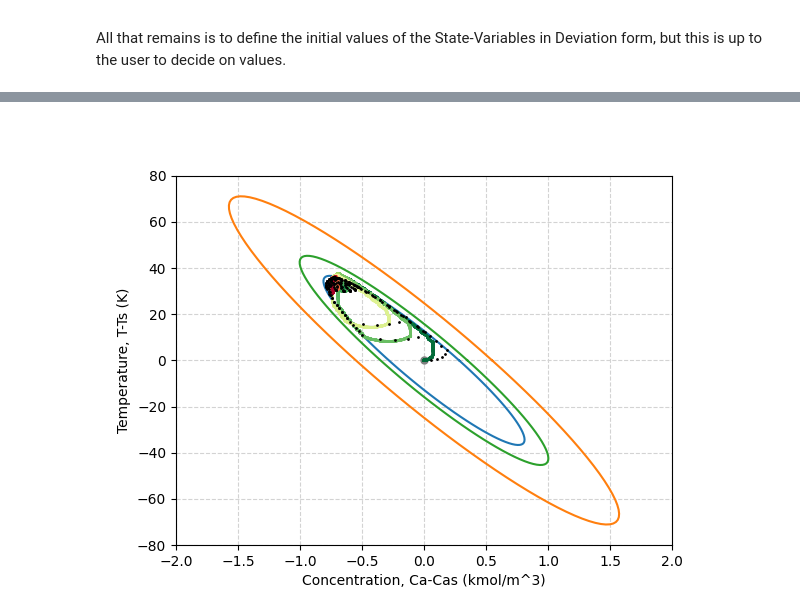
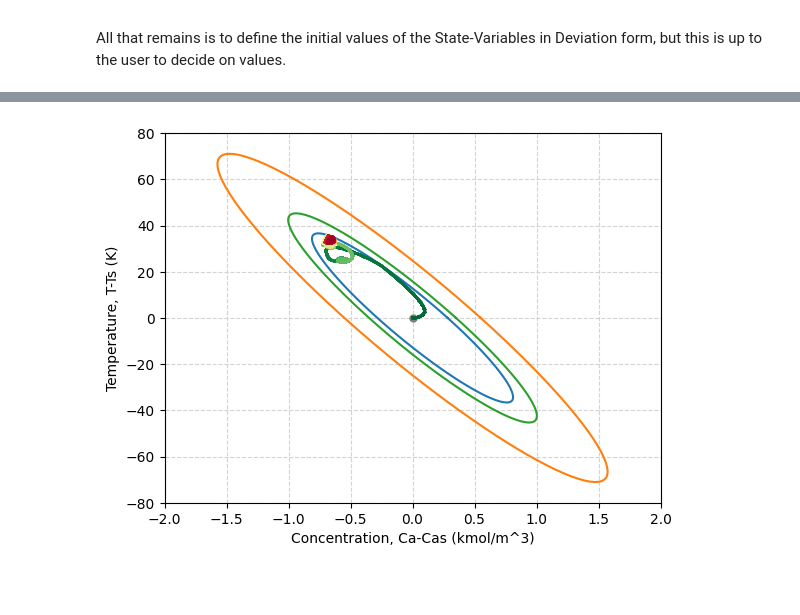
Before and after one commit to AuthoStats/MPC, a Jupyter notebook: CHEN/cyIPOPT_CHEN_2Layer.ipynb, the cells around one changed output, grey strips where cells are left out. Drawn from its saved outputs; the diff is of its cells as text; code cells hidden in the pictures; blank space fills up the shorter version.

```diff
--- a/CHEN/cyIPOPT_CHEN_2Layer.ipynb
+++ b/CHEN/cyIPOPT_CHEN_2Layer.ipynb
@@ -90,28 +96,36 @@ tFinal = 5  # hr Total Simulation Time(including multiple runs)
 ###################################### MPC simulation constants ##############################################
 
 netTimeSteps = int( tFinal / hc)  # Number of calculated steps
-NUM_MPC_ITERATION = 5  # Number of times simulation is run
 
-controlStepSize   = 500 # Integration Steps per MPC Control Step
-setpointStepSize  = 100 # Integration Steps per Set-Point
+
+controlStepSize   = 100 # Integration Steps per MPC Control Step
+setpointStepSize  = 5 # Integration Steps per Set-Point
 PIcontrolStepSize = 5   # Integration Steps per PI Control Step
+
+NUM_MPC_ITERATION = int(netTimeSteps/controlStepSize)  # Number of times simulation is run
+HORIZON_LENGTH = 20
 
 netControlTimeSteps   = int( netTimeSteps / controlStepSize   )
 netSetPointTimeSteps  = int( netTimeSteps / setpointStepSize  )
 netPIControlTimeSteps = int( netTimeSteps / PIcontrolStepSize )
 
-controlTimeSteps   = int( netControlTimeSteps   / NUM_MPC_ITERATION )
-setpointTimeSteps  = int( netSetPointTimeSteps  / NUM_MPC_ITERATION )
-PIControlTimeSteps = int( netPIControlTimeSteps / NUM_MPC_ITERATION )
-timeStepsPerMPC    = int( netTimeSteps          / NUM_MPC_ITERATION )
+controlTimeStepsPerMPC   = int( HORIZON_LENGTH * netControlTimeSteps   / NUM_MPC_ITERATION )
+setpointTimeStepsPerMPC  = int( HORIZON_LENGTH * netSetPointTimeSteps  / NUM_MPC_ITERATION )
+PIControlTimeStepsPerMPC = int( HORIZON_LENGTH * netPIControlTimeSteps / NUM_MPC_ITERATION )
+timeStepsPerMPC          = int( HORIZON_LENGTH * netTimeSteps          / NUM_MPC_ITERATION )
+
+controlTimeStepsPerControlAction   = int( netControlTimeSteps   / NUM_MPC_ITERATION )
+setpointTimeStepsPerControlAction  = int( netSetPointTimeSteps  / NUM_MPC_ITERATION )
+PIControlTimeStepsPerControlAction = int( netPIControlTimeSteps / NUM_MPC_ITERATION )
+timeStepsPerControlAction          = int( netTimeSteps          / NUM_MPC_ITERATION )
 
 NUM_OUTPUTS = 2  # Model Outputs: x1 x2
 NUM_INPUTS = 4  # Model  Inputs: u1 u2 x1 x2
 NUM_U = int(NUM_INPUTS - NUM_OUTPUTS)  # Number of control inputs
 
 
-NUM_MPC_INPUTS = int(NUM_U * controlTimeSteps)  # 1 set of control inputs per Horizon
-NUM_MPC_CONSTRAINTS = controlTimeSteps  # Constraints must be satisfied at all points
+NUM_MPC_INPUTS = int(NUM_U * controlTimeStepsPerMPC)  # 1 set of control inputs per Horizon
+NUM_MPC_CONSTRAINTS = controlTimeStepsPerMPC  # Constraints must be satisfied at all points
 
 ################### P matrix #############################
 # V= xTP(x) "Energy of Sys"
@@ -123,9 +137,10 @@ d = 0.52
 ###########Q Matrices for Cost Function##############
 # Qx=np.diag(np.tile([2e3, 1], int(NUM_OUTPUTS/2)))
 # Qu=np.diag(np.tile([8e-13, 0.001], int(NUM_OUTPUTS/2)))
-A1 = np.array([1, 0.99, 1.01, 0.98, 1.02])
-A2 = np.array([17, 14, 5, 7, 9])
-A3 = np.array([1e-8, 0.8 * 1e-8, 0.84 * 1e-8, 0.9 * 1e-8, 0.92e-8])
+loopsPerHour = int((1.0/hc)/controlStepSize)
+A1 = np.repeat(np.array([1, 0.99, 1.01, 0.98, 1.02]),loopsPerHour)
+A2 = np.repeat(np.array([17, 14, 5, 7, 9]),loopsPerHour)
+A3 = np.repeat(np.array([1e-8, 0.8 * 1e-8, 0.84 * 1e-8, 0.9 * 1e-8, 0.92e-8]),loopsPerHour)
 
 #################### PI Controler Weights ###########
 proportionalGainConcentration = 10
@@ -212,7 +227,7 @@ message_record    = []
 
 status_record     = np.zeros(NUM_MPC_ITERATION)
 cost_record       = np.zeros(NUM_MPC_ITERATION)
-constraint_record = np.zeros((controlTimeSteps,NUM_MPC_ITERATION))
+constraint_record = np.zeros((controlTimeStepsPerMPC,NUM_MPC_ITERATION))
 
 realtime_data = None
 cost = 0.0
@@ -595,8 +635,8 @@ A3, B3, C3, F3 = 1060, 44, 0.52, -130
 angle = 0.5 * np.arctan(B / (A - C))  # rotation angle
 A_prime = A * (cos(angle)) ** 2 + B * cos(angle) * sin(angle) + C * (sin(angle)) ** 2
 C_prime = A * (sin(angle)) ** 2 - B * cos(angle) * sin(angle) + C * (cos(angle)) ** 2
-a = np.sqrt(-F / A_prime)  # radius on the x-axis
-b = np.sqrt(-F / C_prime)  # radius on the y-axis
+a1 = np.sqrt(-F / A_prime)  # radius on the x-axis
+b1 = np.sqrt(-F / C_prime)  # radius on the y-axis
 #C_A_limit = np.sqrt(a**2 * (cos(angle)) ** 2 + b**2 * (sin(angle)) ** 2)
 #T_limit = np.sqrt(a**2 * (sin(angle)) ** 2 + b**2 * (cos(angle)) ** 2)
 
@@ -613,7 +653,7 @@ b3 = np.sqrt(-F3 / C3_prime)  # radius on the y-axis
 u, v = 0, 0  # Unstable
 
 t = np.linspace(0, 2 * pi, 100)
-Ell = np.array([a * np.cos(t), b * np.sin(t)])  # u,v removed to keep the same center location
+Ell = np.array([a1 * np.cos(t), b1 * np.sin(t)])  # u,v removed to keep the same center location
 R_rot = np.array([[cos(angle), -sin(angle)], [sin(angle), cos(angle)]])  # 2-D rotation matrix
 
 Ell_rot = np.zeros((2, Ell.shape[1]))
@@ -628,36 +668,36 @@ Ell_rot2 = np.zeros((2, Ell2.shape[1]))
 for i in range(Ell2.shape[1]):
     Ell_rot2[:, i] = np.dot(R_rot2, Ell2[:, i])
 
 Ell3 = np.array([a3 * np.cos(t), b3 * np.sin(t)])  # u,v removed to keep the same center location
 R_rot3 = np.array([[cos(angle), -sin(angle)], [sin(angle), cos(angle)]])  # 2-D rotation matrix
 
 Ell_rot3 = np.zeros((2, Ell3.shape[1]))
 for i in range(Ell3.shape[1]):
     Ell_rot3[:, i] = np.dot(R_rot3, Ell3[:, i])
 
 
 plt.figure()
 
 # Plot the ellipses (these remain static)
 plt.plot(u + Ell_rot[0, :], v + Ell_rot[1, :])
 plt.plot(u + Ell_rot2[0, :], v + Ell_rot2[1, :])
 plt.plot(u + Ell_rot3[0, :], v + Ell_rot3[1, :])
 plt.xlim(-2, 2)
 plt.ylim(-80, 80)
 plt.xticks([-2, -1.5, -1, -0.5, 0, 0.5, 1, 1.5, 2])
 plt.yticks([-80, -60, -40, -20, 0, 20, 40, 60, 80])
 plt.xlabel("Concentration, Ca-Cas (kmol/m^3)")
 plt.ylabel("Temperature, T-Ts (K)")
 
 # Initialize an empty scatter plot for the animation
 plt.plot(0,0,'-o',markersize=5,color='grey')
-plt.scatter(setpoint_record[0], setpoint_record[1],c="black" , s=1, zorder=3)
+#plt.scatter(setpoint_record[0], setpoint_record[1],c="black" , s=1, zorder=3)
 plt.scatter(x_record[0], x_record[1], c=np.linspace(0,1,len(x_record[0])),cmap='RdYlGn_r', vmin=0, vmax=1, s=1, zorder=2)
 plt.grid(color="lightgray", linestyle="--", zorder=1)
-plt.savefig("ellipse.pdf")
+plt.savefig("ellipseOne.pdf")
 plt.show()
 # %% [output]
-[figure, old version]
+[figure, new version]
 # %%
 t = np.linspace(0, tFinal, netTimeSteps + 1)
 tSetPoint = np.linspace(0, tFinal, netSetPointTimeSteps)
```
Also changed, not shown: parts of 22 cells of this notebook.
